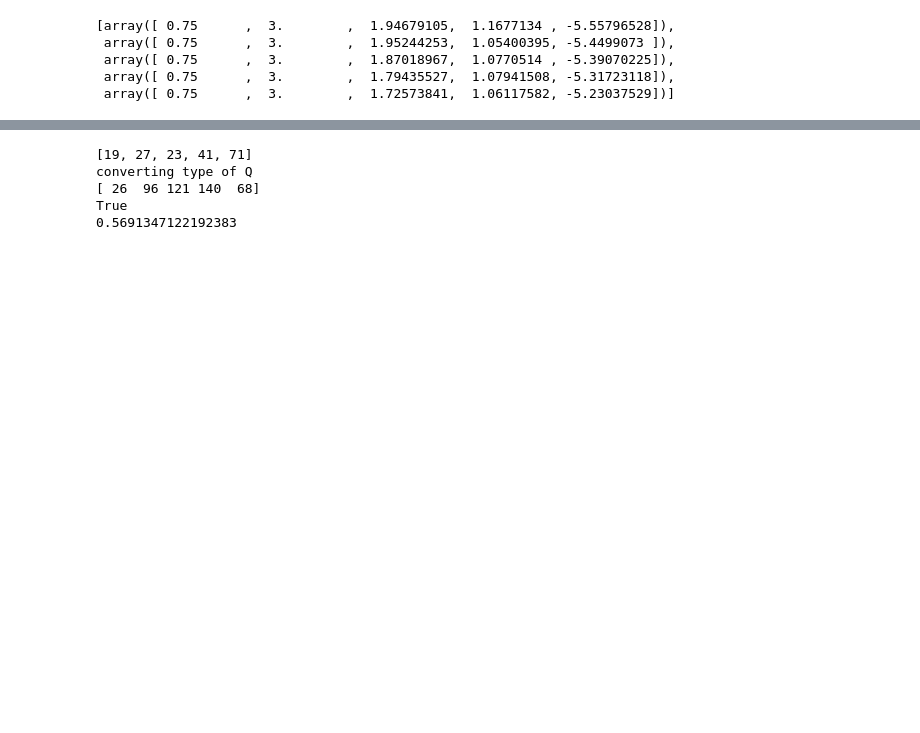
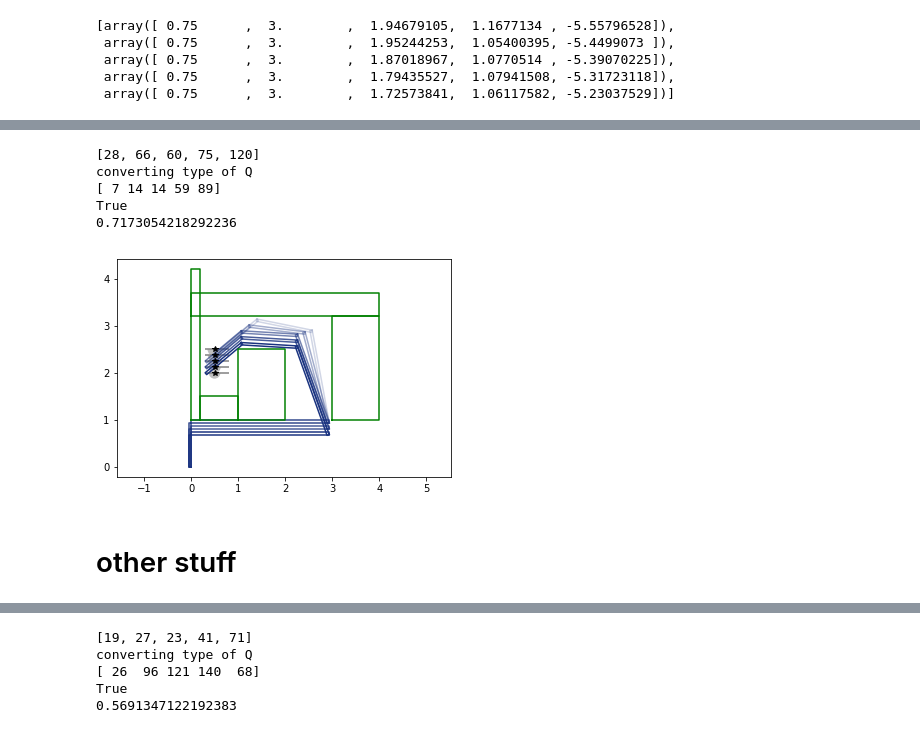
Before and after one commit to JeroenDM/planar_python_robotics, a Jupyter notebook: incremental_grid_refining_2.ipynb, the cells around one changed output, grey strips where cells are left out. Drawn from its saved outputs; the diff is of its cells as text; code cells hidden in the pictures; blank space fills up the shorter version.

```diff
--- a/incremental_grid_refining_2.ipynb
+++ b/incremental_grid_refining_2.ipynb
@@ -97,0 +191,4 @@ def resample_path(path, q_sol, robot, *arg, **kwarg):
+# %%
+rsi3 = get_path_specific_joint_limits(sol2['path'], robot1.jl, rsi2)
+for v in rsi3: print(v)
+sol2['path']
@@ -98,3 +211,26 @@ def resample_path(path, q_sol, robot, *arg, **kwarg):
+# %%
+Q3 = t2c(robot1, path1, sc1, rsi=rsi3)
+print([len(qp) for qp in Q3])
+
+sol3 = get_shortest_path(Q3)
+print(sol['success'])
+print(sol['length'])
+
+fig2, ax2 = plt.subplots()
+ax2.axis('equal')
+robot1.plot_path(ax2, sol3['path'])
+for r in sc1: r.plot(ax2, 'g')
+for tp in path1: tp.plot(ax2)
+plt.show()
+# %% [output]
+[28, 66, 60, 75, 120]
+converting type of Q
+[ 7 14 14 59 89]
+True
+0.7173054218292236
+[figure, added]
+# %% [markdown]
+# other stuff
 # %%
 path2 = resample_path(path1, sol['path'], robot1, red=5)
 robot1.set_joint_limits([(0.65, 0.85), (2.9, 3.0)])
```
Also changed, not shown: parts of 11 cells of this notebook, 7 other files.
